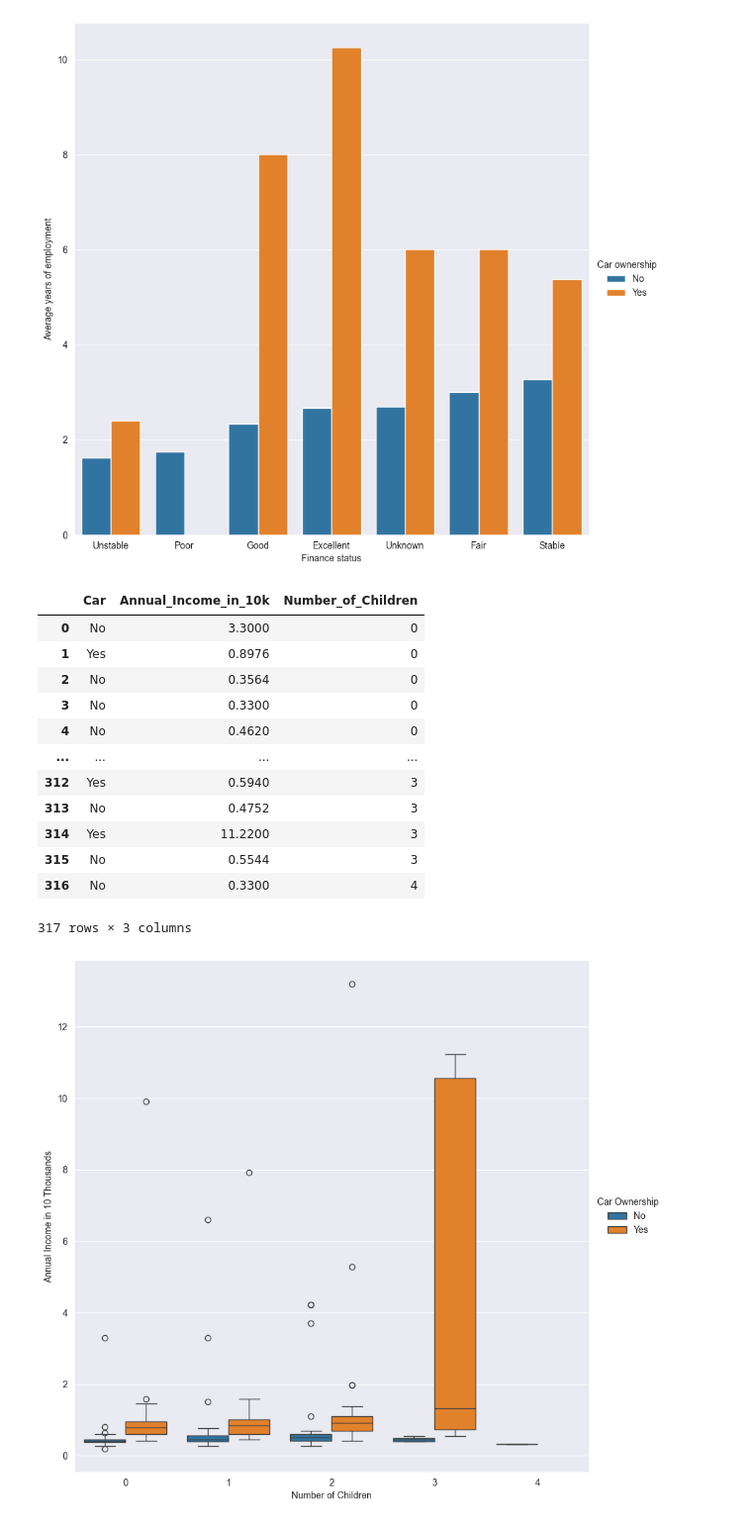
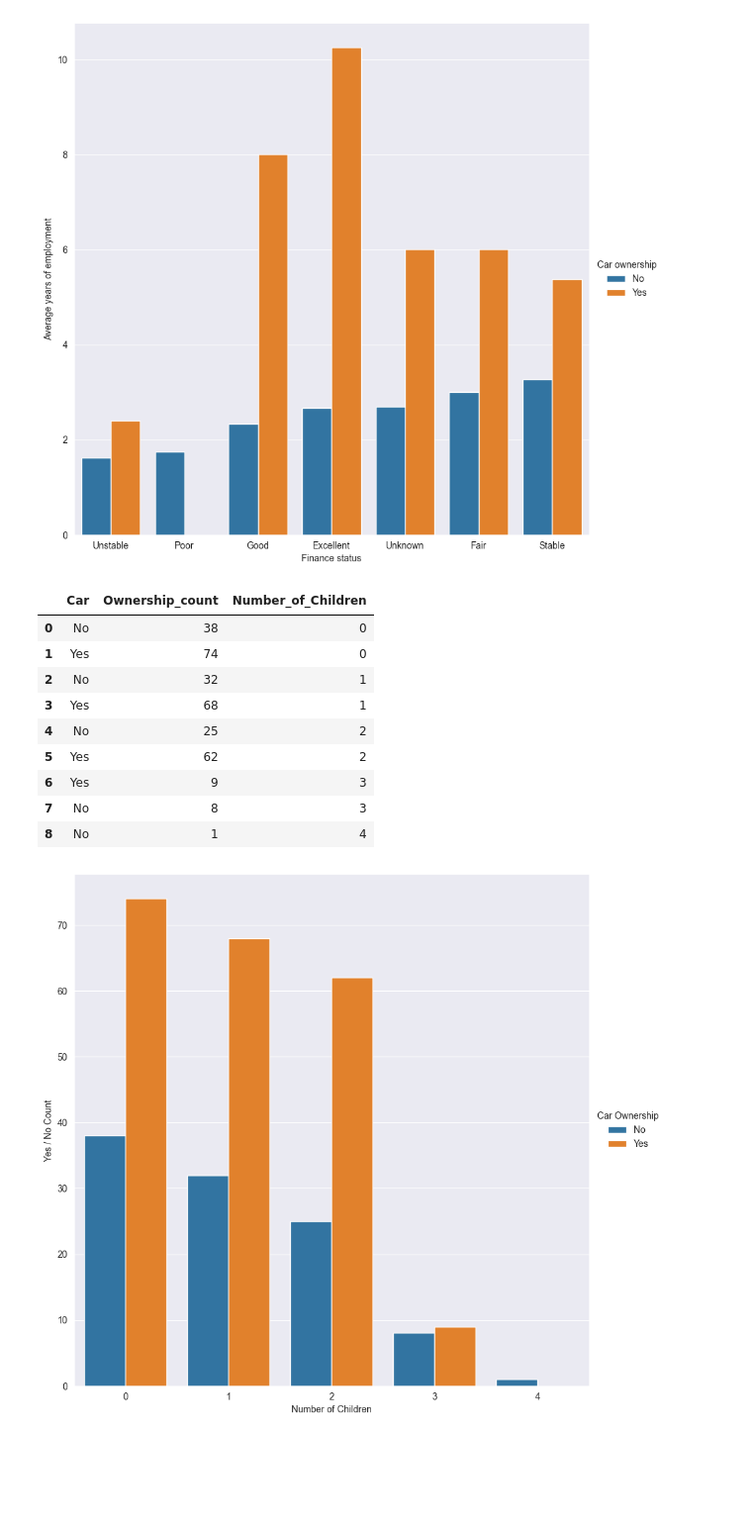
Before and after one commit to File500/Data_science_and_analysis, a Jupyter notebook: analysis/visual_analysis/car_ownership_and_sales_EDA.ipynb, the cells around one changed output. Shown at 99% size. Cells and saved outputs as stored; diff of their text form; code cells hidden in the pictures; blank space fills up the shorter version.

Commit message:
finished ownership visualisation, starting sales visualisation

```diff
--- a/analysis/visual_analysis/car_ownership_and_sales_EDA.ipynb
+++ b/analysis/visual_analysis/car_ownership_and_sales_EDA.ipynb
@@ -120,32 +123,29 @@ sb.move_legend(ax, bbox_to_anchor=(1, 0.5), loc='center left', frameon=False)
 # %% [output]
 [figure]
 # %%
-filtered = sql_to_df('''select Car,  Annual_Income / 10000 as Annual_Income_in_10k, Number_of_Children from ownership
-                        where Number_of_Children > -1
+filtered = sql_to_df('''select Car,  count(Car) as Ownership_count, Number_of_Children from ownership
+                        group by Number_of_Children, Car
+                        having Number_of_Children > -1
                         order by Number_of_Children asc
                         ''')
 filtered
 # %% [output]
-|  | Car | Annual_Income_in_10k | Number_of_Children |
-| 0 | No | 3.3000 | 0 |
-| 1 | Yes | 0.8976 | 0 |
-| 2 | No | 0.3564 | 0 |
-| 3 | No | 0.3300 | 0 |
-| 4 | No | 0.4620 | 0 |
-| ... | ... | ... | ... |
-| 312 | Yes | 0.5940 | 3 |
-| 313 | No | 0.4752 | 3 |
-| 314 | Yes | 11.2200 | 3 |
-| 315 | No | 0.5544 | 3 |
-| 316 | No | 0.3300 | 4 |
+|  | Car | Ownership_count | Number_of_Children |
+| 0 | No | 38 | 0 |
+| 1 | Yes | 74 | 0 |
+| 2 | No | 32 | 1 |
+| 3 | Yes | 68 | 1 |
+| 4 | No | 25 | 2 |
+| 5 | Yes | 62 | 2 |
+| 6 | Yes | 9 | 3 |
+| 7 | No | 8 | 3 |
+| 8 | No | 1 | 4 |
-317 rows × 3 columns
 # %%
-# WIP
 plt.figure(figsize=(10, 10))
-ax = sb.boxplot(x='Number_of_Children', y='Annual_Income_in_10k', hue='Car', data=filtered)
+ax = sb.barplot(x='Number_of_Children', y='Ownership_count', hue='Car', data=filtered)
 ax.spines[['top', 'right']].set_visible(False)
-ax.set(ylabel='Annual Income in 10 Thousands', xlabel='Number of Children')
+ax.set(ylabel='Yes / No Count', xlabel='Number of Children')
 ax.legend(title='Car Ownership')
 sb.move_legend(ax, bbox_to_anchor=(1, 0.5), loc='center left', frameon=False)
 # %% [output]
-[figure, old version]
+[figure, new version]
```
Also changed, not shown: parts of 5 cells of this notebook.
